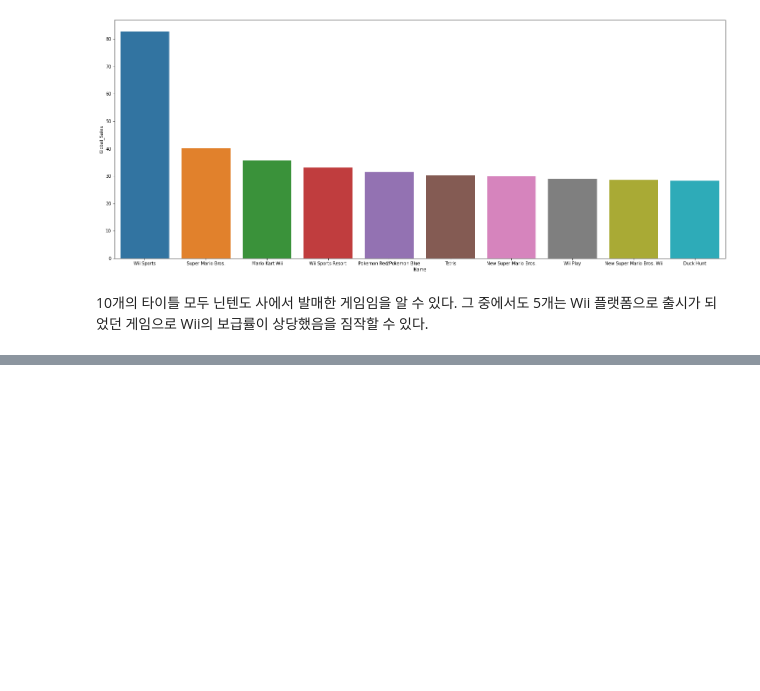
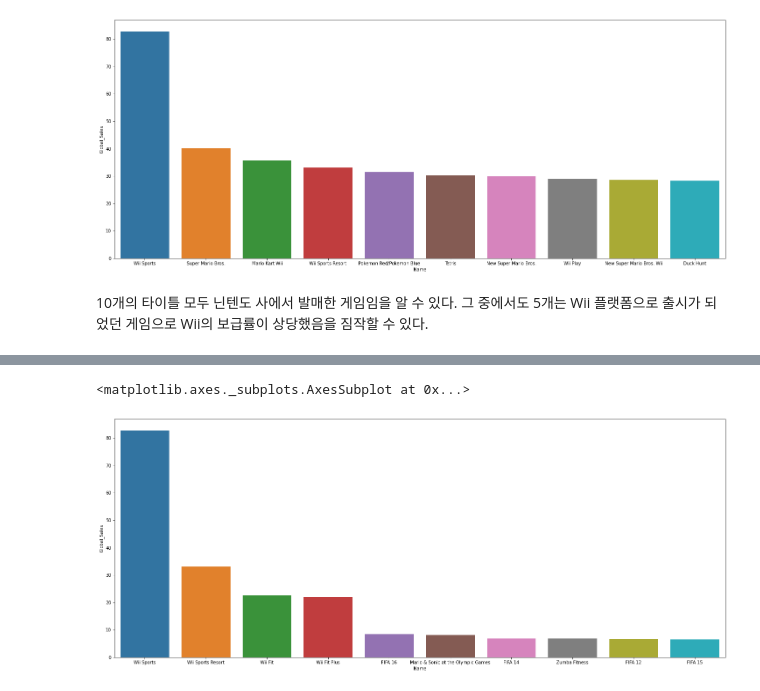
Before and after one commit to ORCT/ds-section1-project, a Jupyter notebook: Q3.max_sold_game_analyze.ipynb, the cells around one changed output, grey strips where cells are left out. Cells and saved outputs as stored; diff of their text form; code cells hidden in the pictures; blank space fills up the shorter version.

```diff
--- a/Q3.max_sold_game_analyze.ipynb
+++ b/Q3.max_sold_game_analyze.ipynb
@@ -56,0 +63,9 @@ sns.barplot(x=df_top_10['Name'],y=df_top_10['Global_Sales'])
+# %%
+sports = df[df['Genre'] == 'Sports']
+sports_top_10 = sports.sort_values('Global_Sales',ascending=False).reset_index(drop=True).loc[0:9,:]
+
+plt.figure(figsize=(25,10))
+sns.barplot(x=sports_top_10['Name'],y=sports_top_10['Global_Sales'])
+# %% [output]
+<matplotlib.axes._subplots.AxesSubplot at 0x...>
+[figure, added]
```
Also changed, not shown: parts of 17 cells of this notebook.
